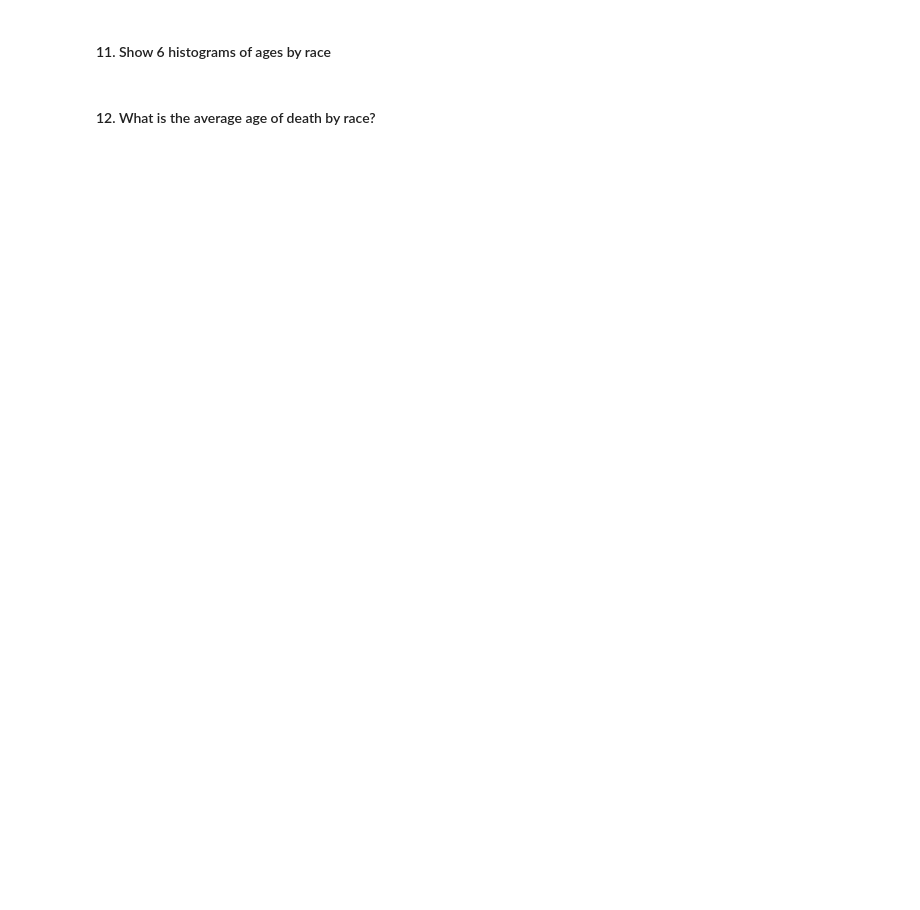
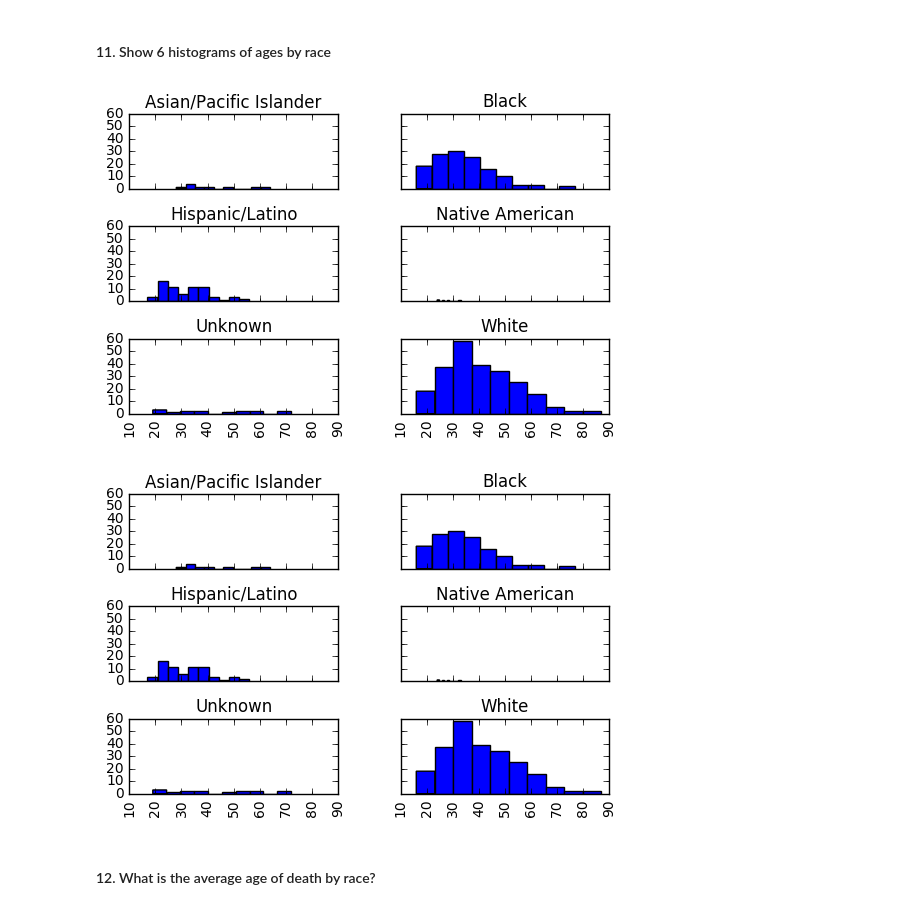
Before and after one commit to rgraham-bruno/DS_32_HW, a Jupyter notebook: Homework 2 - part 2 police shootings.ipynb, the cells around one changed output. Saved outputs shown, nothing was run; the diff lists cells and outputs as text; code cells hidden in the pictures; blank space fills up the shorter version.

```diff
--- a/Homework 2 - part 2 police shootings.ipynb
+++ b/Homework 2 - part 2 police shootings.ipynb
@@ -21,3 +23,10 @@ pd.set_option('display.max_columns', 10)
 
 + lawenforcementagency -> agency
 + raceethnicity        -> race
+# %%
+killings.columns
+killings.rename(
+    columns={'lawenforcementagency':'agency',
+             'raceethnicity':'race'},
+    inplace=True)
+killings.columns
@@ -27,2 +56,5 @@ pd.set_option('display.max_columns', 10)
 # %% [markdown]
 #### 3. replace each null value in the dataframe with the string "Unknown"
+# %%
+killings.fillna(value='Unkown', inplace = True)
+killings.isnull().sum()
@@ -43,4 +142,10 @@ pd.set_option('display.max_columns', 10)
 # %% [markdown]
 #### 11. Show 6 histograms of ages by race
+# %%
+killings.age.hist(by=killings.race,sharex=True, sharey=True)
+plt.show()
+# %% [output]
+[figure, added]
+[figure, added]
 # %% [markdown]
 #### 12. What is the average age of death by race?
```
Also changed, not shown: parts of 13 cells of this notebook, 9 other files.
